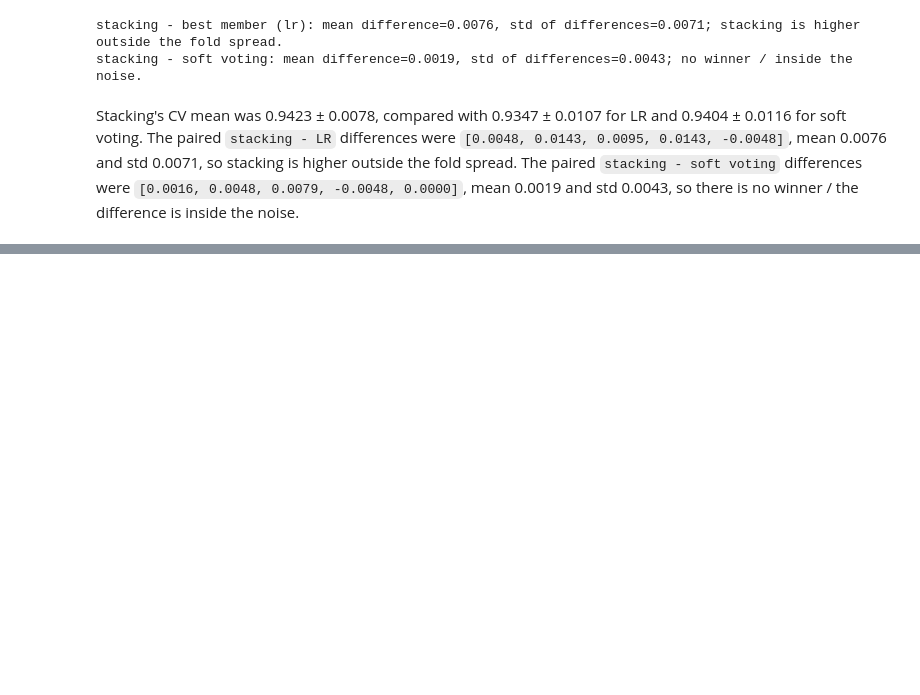
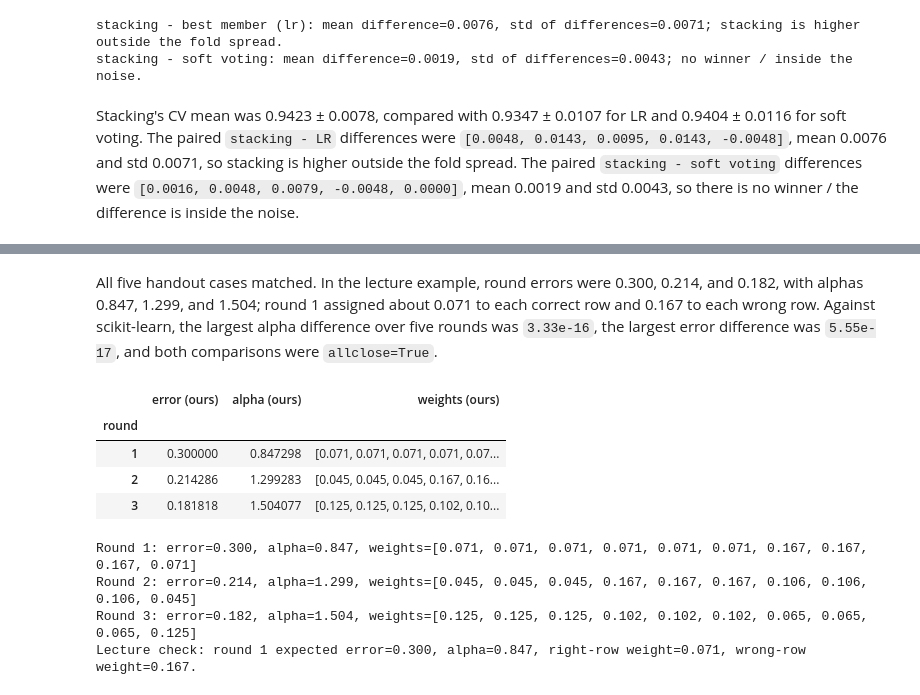
Before and after one commit to NurdauletZhussip-tech/zhussip_ML_task_4, a Jupyter notebook: zhussip_task4.ipynb, the cells around one changed output, grey strips where cells are left out. Drawn from its saved outputs; the diff is of its cells as text; code cells hidden in the pictures; blank space fills up the shorter version.

```diff
--- a/zhussip_task4.ipynb
+++ b/zhussip_task4.ipynb
@@ -570,0 +579,15 @@ Stacking's CV mean was 0.9423 ± 0.0078, compared with 0.9347 ± 0.0107 for LR a
+# %%
+def adaboost_step(y_true, y_pred, weights):
+    """Return this learner's AdaBoost weight and normalized next row weights."""
+    y_true = np.asarray(y_true)
+    y_pred = np.asarray(y_pred)
+    new_weights = np.asarray(weights, dtype=float).copy()
+    wrong = y_pred != y_true
+    total_weight = new_weights.sum()
+    error = new_weights[wrong].sum() / total_weight
+    if error == 0:
+        return math.inf, new_weights / total_weight
+    alpha = math.log((1 - error) / error)
+    new_weights[wrong] *= math.exp(alpha)
+    new_weights /= new_weights.sum()
+    return float(alpha), new_weights
@@ -570,0 +614,36 @@ Stacking's CV mean was 0.9423 ± 0.0078, compared with 0.9347 ± 0.0107 for LR a
+# %% [markdown]
+All five handout cases matched. In the lecture example, round errors were 0.300, 0.214, and 0.182, with alphas 0.847, 1.299, and 1.504; round 1 assigned about 0.071 to each correct row and 0.167 to each wrong row. Against scikit-learn, the largest alpha difference over five rounds was `3.33e-16`, the largest error difference was `5.55e-17`, and both comparisons were `allclose=True`.
+# %%
+x_toy = np.arange(1, 11)
+y_toy = np.array([1, 1, 1, 0, 0, 0, 1, 1, 1, 0])
+toy_stumps = [
+    np.where(x_toy <= 3.5, 1, 0),
+    np.where(x_toy <= 9.5, 1, 0),
+    np.where(x_toy <= 6.5, 0, 1),
+]
+toy_weights = np.full(len(y_toy), 0.1)
+toy_rows = []
+for round_number, stump_prediction in enumerate(toy_stumps, start=1):
+    weighted_error = toy_weights[stump_prediction != y_toy].sum() / toy_weights.sum()
+    alpha, toy_weights = adaboost_step(y_toy, stump_prediction, toy_weights)
+    toy_rows.append({
+        "round": round_number,
+        "error (ours)": weighted_error,
+        "alpha (ours)": alpha,
+        "weights (ours)": np.array2string(np.round(toy_weights, 3), separator=", ", max_line_width=120),
+    })
+display(pd.DataFrame(toy_rows).set_index("round"))
+for row in toy_rows:
+    print(f"Round {row['round']}: error={row['error (ours)']:.3f}, alpha={row['alpha (ours)']:.3f}, "
+          f"weights={row['weights (ours)']}")
+print("Lecture check: round 1 expected error=0.300, alpha=0.847, right-row weight=0.071, wrong-row weight=0.167.")
+# %% [output]
+|  | error (ours) | alpha (ours) | weights (ours) |
+| round |  |  |  |
+| 1 | 0.300000 | 0.847298 | [0.071, 0.071, 0.071, 0.071, 0.07... |
+| 2 | 0.214286 | 1.299283 | [0.045, 0.045, 0.045, 0.167, 0.16... |
+| 3 | 0.181818 | 1.504077 | [0.125, 0.125, 0.125, 0.102, 0.10... |
+Round 1: error=0.300, alpha=0.847, weights=[0.071, 0.071, 0.071, 0.071, 0.071, 0.071, 0.167, 0.167, 0.167, 0.071]
+Round 2: error=0.214, alpha=1.299, weights=[0.045, 0.045, 0.045, 0.167, 0.167, 0.167, 0.106, 0.106, 0.106, 0.045]
+Round 3: error=0.182, alpha=1.504, weights=[0.125, 0.125, 0.125, 0.102, 0.102, 0.102, 0.065, 0.065, 0.065, 0.125]
+Lecture check: round 1 expected error=0.300, alpha=0.847, right-row weight=0.071, wrong-row weight=0.167.
```
Also changed, not shown: parts of 11 cells of this notebook.
